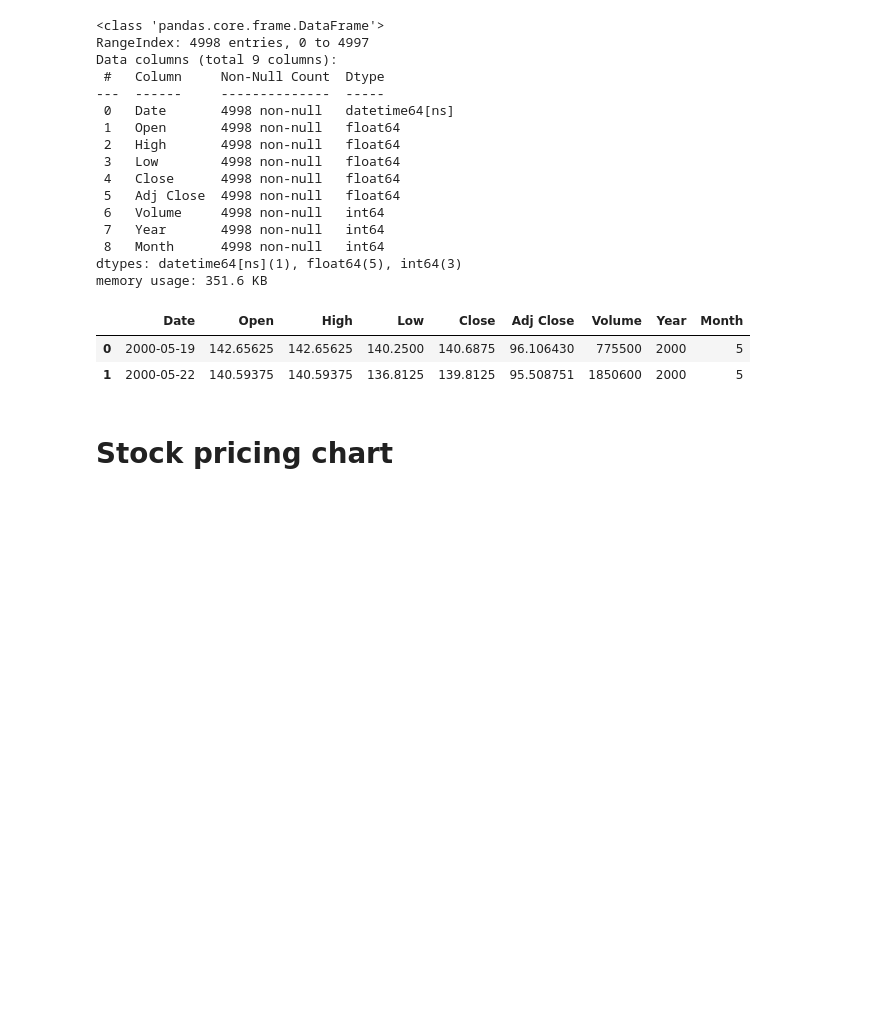
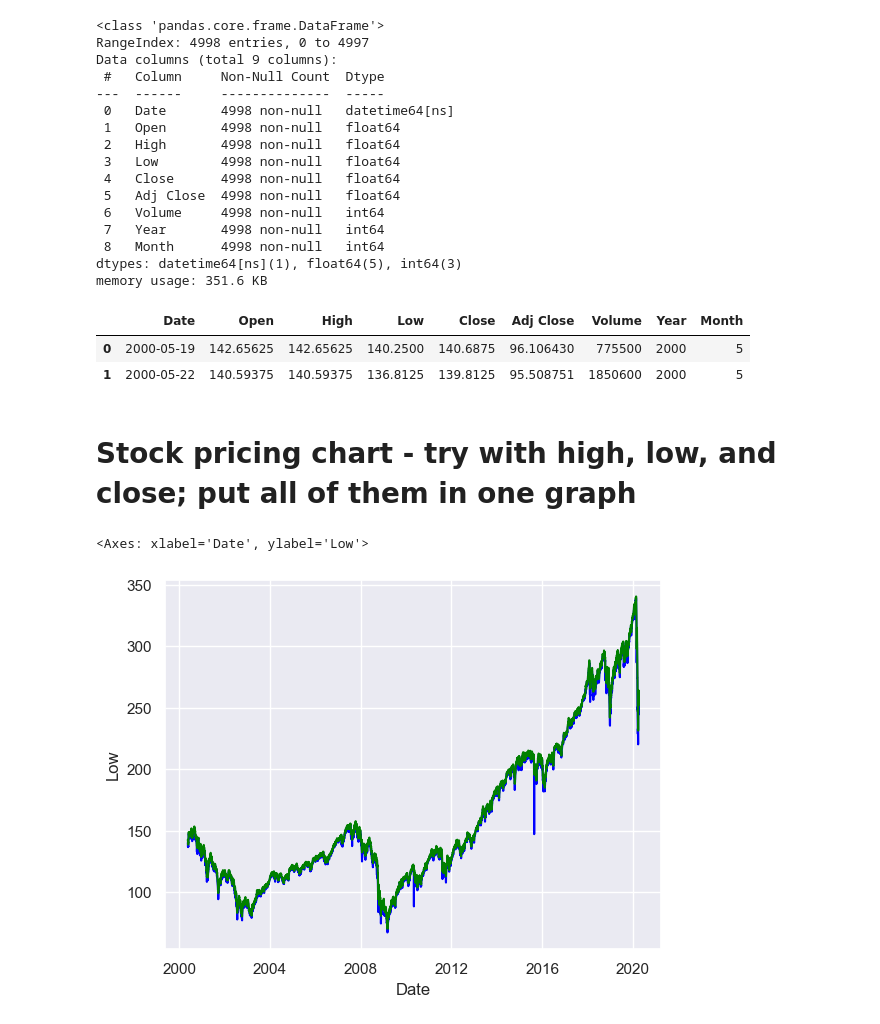
Before and after one commit to Arch2data/SMDashboard, a Jupyter notebook: notebook/StockMarketDataClean.ipynb, the cells around one changed output. Cells and saved outputs as stored; diff of their text form; code cells hidden in the pictures; blank space fills up the shorter version.

```diff
--- a/notebook/StockMarketDataClean.ipynb
+++ b/notebook/StockMarketDataClean.ipynb
@@ -54,5 +54,18 @@ df_ivv.head(2)
 |  | Date | Open | High | Low | Close | Adj Close | Volume | Year | Month |
 | 0 | 2000-05-19 | 142.65625 | 142.65625 | 140.2500 | 140.6875 | 96.106430 | 775500 | 2000 | 5 |
 | 1 | 2000-05-22 | 140.59375 | 140.59375 | 136.8125 | 139.8125 | 95.508751 | 1850600 | 2000 | 5 |
-# %% [markdown]
-# Stock pricing chart
+# %% [markdown]
+# Stock pricing chart  - try with high, low, and close; put all of them in one graph
+# %%
+import seaborn as sns
+sns.set_theme(style="darkgrid")
+
+# Load an example dataset with long-form data
+fmri = sns.load_dataset("fmri")
+
+# Plot the responses for different events and regions
+sns.lineplot(x="Date", y="Low", data=df_ivv, color = "blue")
+sns.lineplot(x="Date", y="High", data=df_ivv, color = "green")
+# %% [output]
+<Axes: xlabel='Date', ylabel='Low'>
+[figure, added]
```
Also changed, not shown: parts of 6 cells of this notebook.
